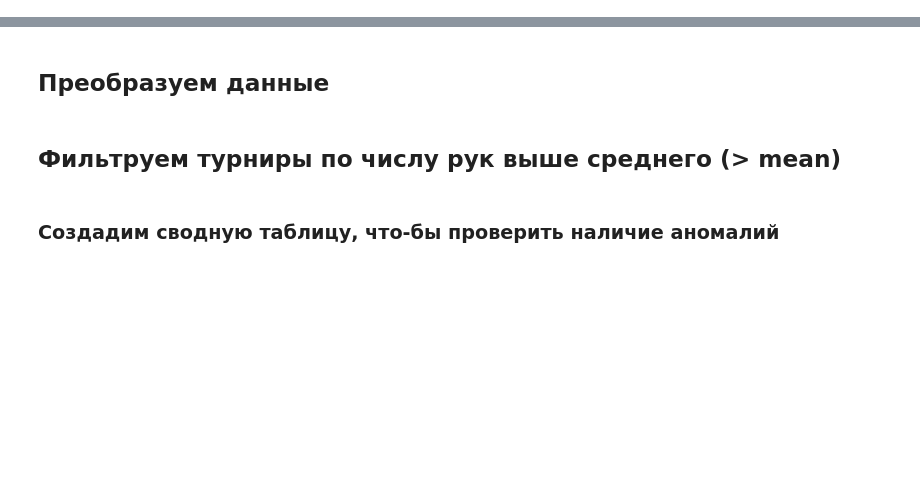
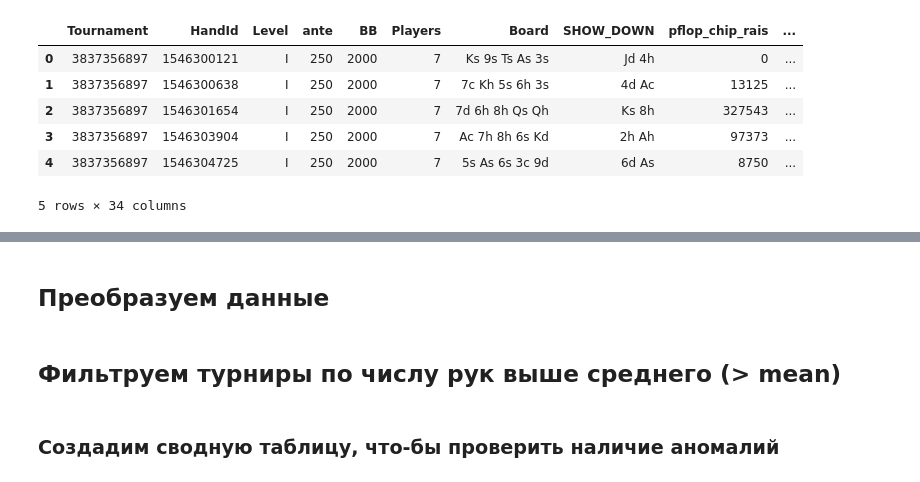
Before and after one commit to meraline/Analyz_Pokera, a Jupyter notebook: Analiz_pokera/analiz_pattern_show.ipynb, the cells around one changed output, grey strips where cells are left out. Saved outputs shown, nothing was run; the diff lists cells and outputs as text; code cells hidden in the pictures; blank space fills up the shorter version.

```diff
--- a/Analiz_pokera/analiz_pattern_show.ipynb
+++ b/Analiz_pokera/analiz_pattern_show.ipynb
@@ -535,0 +298,10 @@ Wall time: 126 ms
+# %%
+df.head()
+# %% [output]
+|  | Tournament | HandId | Level | ante | BB | Players | Board | SHOW_DOWN | pflop_chip_rais | ... |
+| 0 | 3837356897 | 1546300121 | I | 250 | 2000 | 7 | Ks 9s Ts As 3s | Jd 4h | 0 | ... |
+| 1 | 3837356897 | 1546300638 | I | 250 | 2000 | 7 | 7c Kh 5s 6h 3s | 4d Ac | 13125 | ... |
+| 2 | 3837356897 | 1546301654 | I | 250 | 2000 | 7 | 7d 6h 8h Qs Qh | Ks 8h | 327543 | ... |
+| 3 | 3837356897 | 1546303904 | I | 250 | 2000 | 7 | Ac 7h 8h 6s Kd | 2h Ah | 97373 | ... |
+| 4 | 3837356897 | 1546304725 | I | 250 | 2000 | 7 | 5s As 6s 3c 9d | 6d As | 8750 | ... |
+5 rows × 34 columns
```
Also changed, not shown: parts of 19 cells of this notebook, 12 other files.
